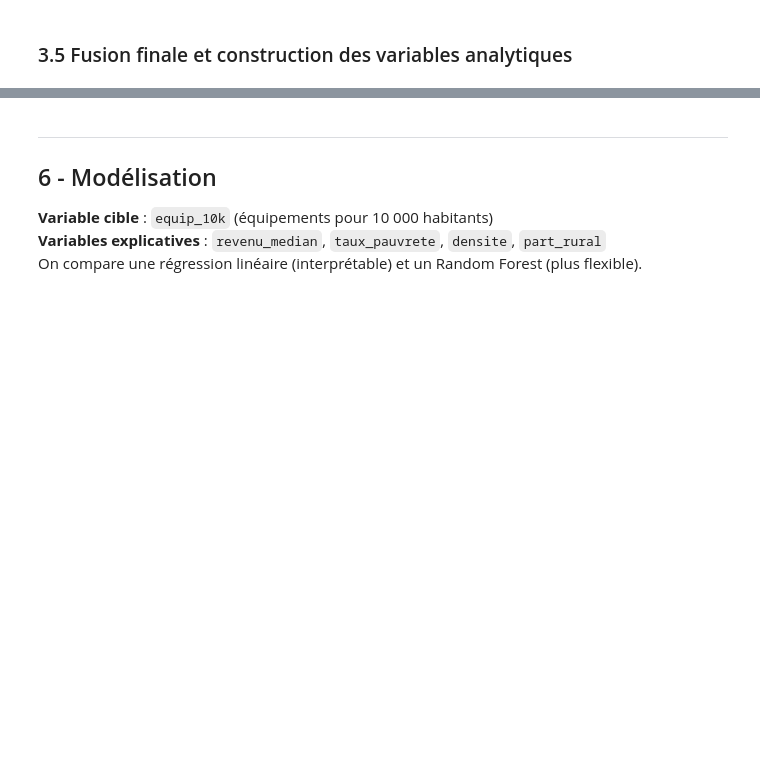
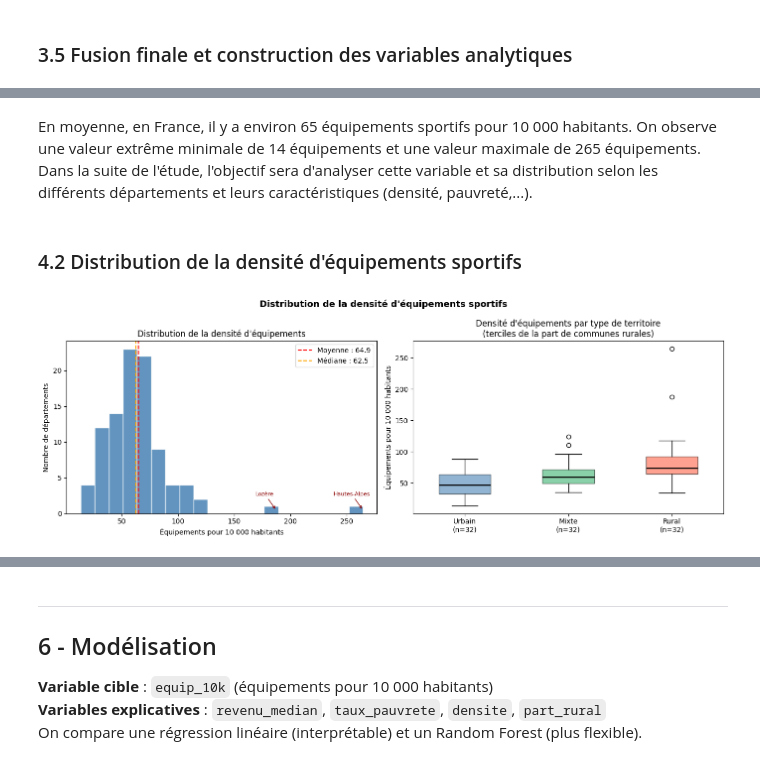
Before and after one commit to Luservant/projet_python, a Jupyter notebook: main.ipynb, the cells around one changed output, grey strips where cells are left out. Cells and saved outputs as stored; diff of their text form; code cells hidden in the pictures; blank space fills up the shorter version.

```diff
--- a/main.ipynb
+++ b/main.ipynb
@@ -367,0 +397,59 @@ Series([], dtype: int64)
+# %% [markdown]
+En moyenne, en France, il y a environ 65 équipements sportifs pour 10 000 habitants. On observe une valeur extrême minimale de 14 équipements et une valeur maximale de 265 équipements. Dans la suite de l'étude, l'objectif sera d'analyser cette variable et sa distribution selon les différents départements et leurs caractéristiques (densité, pauvreté,...).
+# %% [markdown]
+### 4.2 Distribution de la densité d'équipements sportifs
+# %%
+fig, axes = plt.subplots(1, 2, figsize=(14, 5))
+
+# --- Histogramme avec labels sur les valeurs extrêmes ---
+data_equip = df["equip_10k"].dropna()
+
+# Identifier les départements extrêmes (au-delà de 150)
+seuil_extreme = 150
+deps_extremes = df[df["equip_10k"] > seuil_extreme][["nom_dep", "equip_10k"]].sort_values("equip_10k")
+
+n, bins, patches = axes[0].hist(data_equip, bins=20, color="steelblue", edgecolor="white", alpha=0.85)
+axes[0].axvline(data_equip.mean(),   color="red",    ls="--", lw=1.5, label=f"Moyenne : {data_equip.mean():.1f}")
+axes[0].axvline(data_equip.median(), color="orange", ls="--", lw=1.5, label=f"Médiane : {data_equip.median():.1f}")
+
+# Ajouter le nom du département sur chaque valeur extrême
+for _, row in deps_extremes.iterrows():
+    axes[0].annotate(
+        row["nom_dep"],
+        xy=(row["equip_10k"], 0.5),
+        xytext=(row["equip_10k"] - 10, 2.5),
+        fontsize=8,
+        color="darkred",
+        arrowprops=dict(arrowstyle="->", color="darkred", lw=1),
+        ha="center"
+    )
+
+axes[0].set_xlabel("Équipements pour 10 000 habitants")
+axes[0].set_ylabel("Nombre de départements")
+axes[0].set_title("Distribution de la densité d'équipements")
+axes[0].legend()
+
+# --- Boxplot par type de territoire ---
+df["type_territoire"] = pd.qcut(df["part_rural"], q=3, labels=["Urbain", "Mixte", "Rural"])
+ordre = ["Urbain", "Mixte", "Rural"]
+couleurs = ["steelblue", "mediumseagreen", "tomato"]
+counts = df["type_territoire"].value_counts()
+
+for i, (cat, col) in enumerate(zip(ordre, couleurs)):
+    data_cat = df.loc[df["type_territoire"] == cat, "equip_10k"].dropna()
+    axes[1].boxplot(data_cat, positions=[i], widths=0.5,
+                   patch_artist=True,
+                   boxprops=dict(facecolor=col, alpha=0.6),
+                   medianprops=dict(color="black", lw=2))
+
+axes[1].set_xticks([0, 1, 2])
+axes[1].set_xticklabels([f"{cat}\n(n={counts.get(cat, 0)})" for cat in ordre])
+axes[1].set_ylabel("Équipements pour 10 000 habitants")
+axes[1].set_title("Densité d'équipements par type de territoire\n(terciles de la part de communes rurales)")
+
+plt.suptitle("Distribution de la densité d'équipements sportifs", fontsize=13, fontweight="bold")
+plt.tight_layout()
+plt.savefig("distribution_equip.png", dpi=150, bbox_inches="tight")
+plt.show()
+# %% [output]
+[figure, added]
```
Also changed, not shown: parts of 11 cells of this notebook.
